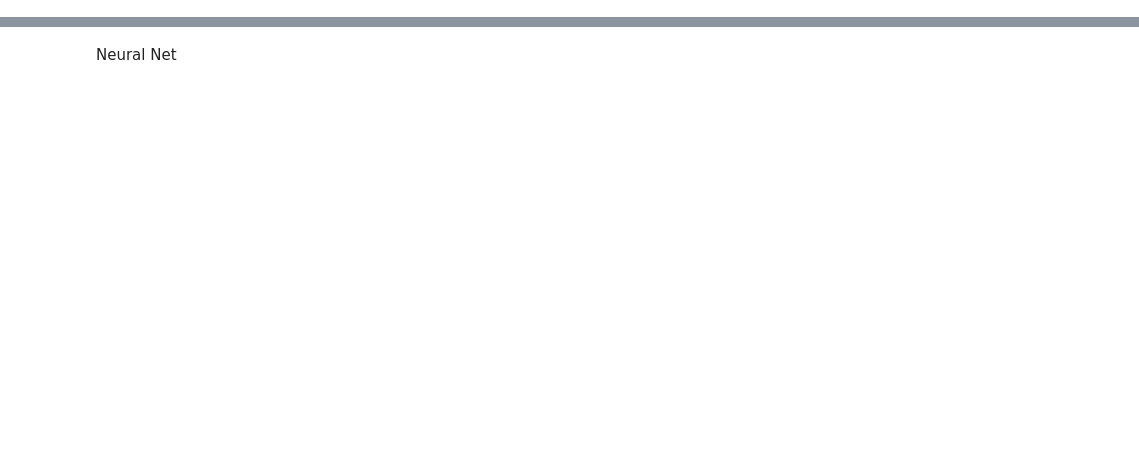
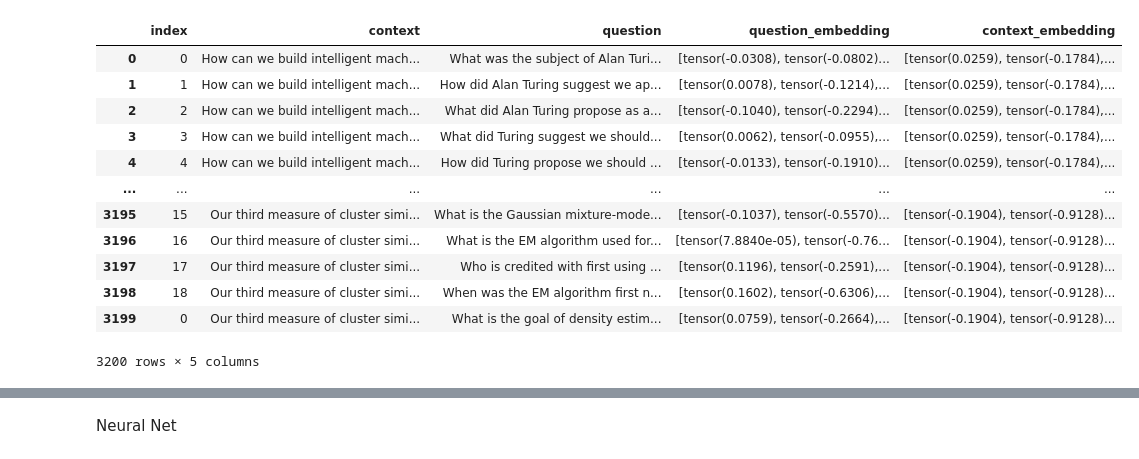
Before and after one commit to osquera/ChatGPT_Tutor_Project, a Jupyter notebook: Similarity network.ipynb, the cells around one changed output, grey strips where cells are left out. Cells and saved outputs as stored; diff of their text form; code cells hidden in the pictures; blank space fills up the shorter version.

```diff
--- a/Similarity network.ipynb
+++ b/Similarity network.ipynb
@@ -6,3 +6,18 @@ from itertools import product
 # %%
-raw_data = pd.read_pickle('./Data_Generation/df_pickle/question-context-20.pkl')
-raw_data.reset_index(inplace=True)
+raw_data = pd.read_pickle('./Data_Generation/df_pickle/question-context-20-emb.pkl')
+# %%
+raw_data
+# %% [output]
+|  | index | context | question | question_embedding | context_embedding |
+| 0 | 0 | How can we build intelligent mach... | What was the subject of Alan Turi... | [tensor(-0.0308), tensor(-0.0802)... | [tensor(0.0259), tensor(-0.1784),... |
+| 1 | 1 | How can we build intelligent mach... | How did Alan Turing suggest we ap... | [tensor(0.0078), tensor(-0.1214),... | [tensor(0.0259), tensor(-0.1784),... |
+| 2 | 2 | How can we build intelligent mach... | What did Alan Turing propose as a... | [tensor(-0.1040), tensor(-0.2294)... | [tensor(0.0259), tensor(-0.1784),... |
+| 3 | 3 | How can we build intelligent mach... | What did Turing suggest we should... | [tensor(0.0062), tensor(-0.0955),... | [tensor(0.0259), tensor(-0.1784),... |
+| 4 | 4 | How can we build intelligent mach... | How did Turing propose we should ... | [tensor(-0.0133), tensor(-0.1910)... | [tensor(0.0259), tensor(-0.1784),... |
+| ... | ... | ... | ... | ... | ... |
+| 3195 | 15 | Our third measure of cluster simi... | What is the Gaussian mixture-mode... | [tensor(-0.1037), tensor(-0.5570)... | [tensor(-0.1904), tensor(-0.9128)... |
+| 3196 | 16 | Our third measure of cluster simi... | What is the EM algorithm used for... | [tensor(7.8840e-05), tensor(-0.76... | [tensor(-0.1904), tensor(-0.9128)... |
+| 3197 | 17 | Our third measure of cluster simi... | Who is credited with first using ... | [tensor(0.1196), tensor(-0.2591),... | [tensor(-0.1904), tensor(-0.9128)... |
+| 3198 | 18 | Our third measure of cluster simi... | When was the EM algorithm first n... | [tensor(0.1602), tensor(-0.6306),... | [tensor(-0.1904), tensor(-0.9128)... |
+| 3199 | 0 | Our third measure of cluster simi... | What is the goal of density estim... | [tensor(0.0759), tensor(-0.2664),... | [tensor(-0.1904), tensor(-0.9128)... |
+3200 rows × 5 columns
```
Also changed, not shown: parts of 16 cells of this notebook.
